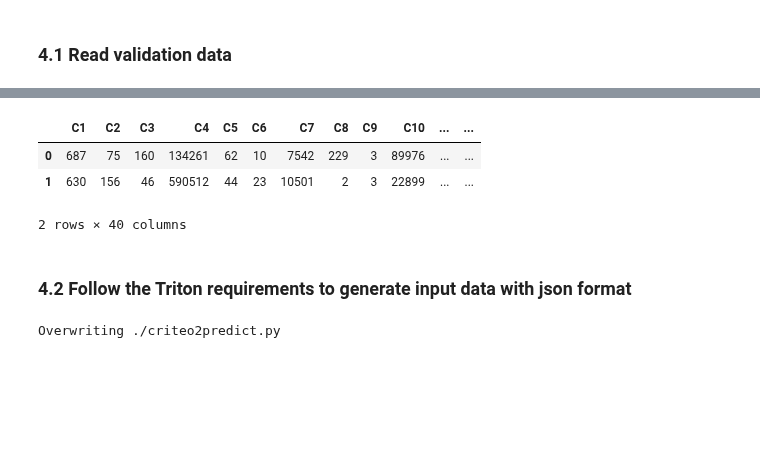
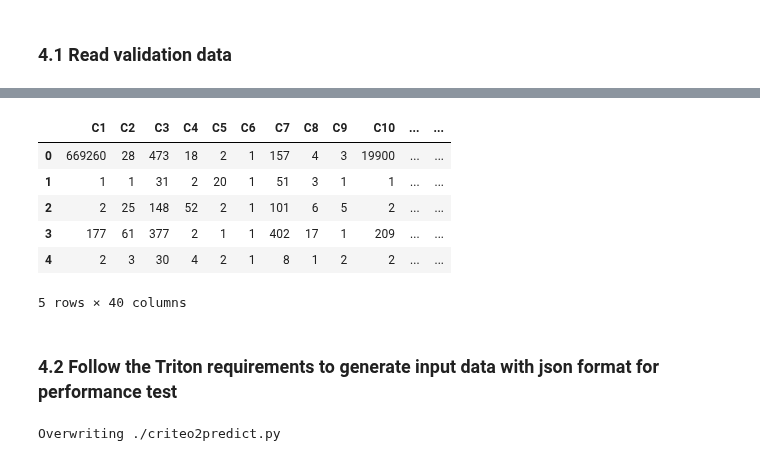
Before and after one commit to triton-inference-server/hugectr_backend, a Jupyter notebook: samples/dlrm/HugeCTR_DLRM_Inference.ipynb, the cells around one changed output, grey strips where cells are left out. Saved outputs shown, nothing was run; the diff lists cells and outputs as text; code cells hidden in the pictures; blank space fills up the shorter version.

Commit message:
update dlrm sample

```diff
--- a/samples/dlrm/HugeCTR_DLRM_Inference.ipynb
+++ b/samples/dlrm/HugeCTR_DLRM_Inference.ipynb
@@ -230,11 +223,14 @@ drwxr-xr-x 2 root root      4096 Apr 12 06:13 temp-parquet-after-conversion
 # %%
 import pandas as pd
-df=pd.read_parquet('/dlrm_train/dlrm/val/0.83ab760d4f4b4505a397e9b90247eb4a.parquet',engine='pyarrow')
+df=pd.read_parquet('/dlrm_train/val/part_0.parquet',engine='pyarrow')
 # %%
-df.head(2)
+df.head()
 # %% [output]
 |  | C1 | C2 | C3 | C4 | C5 | C6 | C7 | C8 | C9 | C10 | ... | ... |
-| 0 | 687 | 75 | 160 | 134261 | 62 | 10 | 7542 | 229 | 3 | 89976 | ... | ... |
-| 1 | 630 | 156 | 46 | 590512 | 44 | 23 | 10501 | 2 | 3 | 22899 | ... | ... |
+| 0 | 669260 | 28 | 473 | 18 | 2 | 1 | 157 | 4 | 3 | 19900 | ... | ... |
+| 1 | 1 | 1 | 31 | 2 | 20 | 1 | 51 | 3 | 1 | 1 | ... | ... |
+| 2 | 2 | 25 | 148 | 52 | 2 | 1 | 101 | 6 | 5 | 2 | ... | ... |
+| 3 | 177 | 61 | 377 | 2 | 1 | 1 | 402 | 17 | 1 | 209 | ... | ... |
+| 4 | 2 | 3 | 30 | 4 | 2 | 1 | 8 | 1 | 2 | 2 | ... | ... |
-2 rows × 40 columns
+5 rows × 40 columns
 # %%
@@ -242,5 +238,5 @@ df.head(200000).to_csv('infer_test.txt', sep='\t', index=False,header=True)
 # %% [markdown]
-### 4.2 Follow the Triton requirements to generate input data with json format
+### 4.2 Follow the Triton requirements to generate input data with json format for performance test
 # %%
 %%writefile ./criteo2predict.py
 import argparse
```
Also changed, not shown: parts of 14 cells of this notebook, 1 other file.
